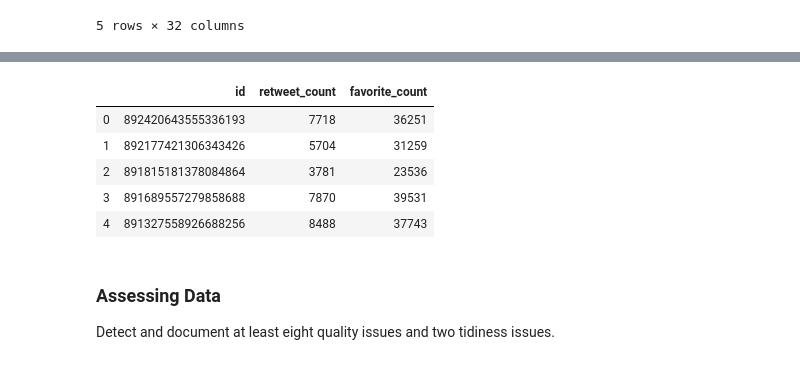
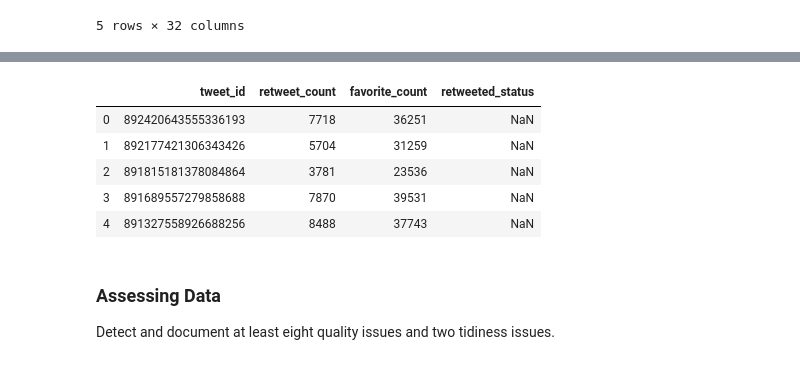
Before and after one commit to csuf-bywong/Wrangle-and-Analyze-Data, a Jupyter notebook: wrangle_act.ipynb, the cells around one changed output, grey strips where cells are left out. Saved outputs shown, nothing was run; the diff lists cells and outputs as text; code cells hidden in the pictures.

Commit message:
did 2 cleaning steps
finished identifying quality and tidiness issues.  started cleaning. got stuck since retweeted_status is an object. i want to drop rows with the object.

```diff
--- a/wrangle_act.ipynb
+++ b/wrangle_act.ipynb
@@ -38,6 +38,9 @@ import tweepy
 # %%
 # open the csv file
 twitter_archive = pd.read_csv('twitter-archive-enhanced-2.csv')
+# %%
+# i'm setting the column widths to be bigger so it displays more information
+pd.set_option('display.max_colwidth', 200)
 # %%
 # look at the data
 twitter_archive.head()
@@ -186,14 +232,14 @@ Index(['created_at', 'id', 'id_str', 'full_text', 'truncated',
 # %%
 query_data['tweet_id'] = query_data['id']
-query_data = query_data[['id', 'retweet_count', 'favorite_count']]
+query_data = query_data[['tweet_id', 'retweet_count', 'favorite_count', 'retweeted_status']]
 query_data.head()
 # %% [output]
-|  | id | retweet_count | favorite_count |
-| 0 | 892420643555336193 | 7718 | 36251 |
-| 1 | 892177421306343426 | 5704 | 31259 |
-| 2 | 891815181378084864 | 3781 | 23536 |
-| 3 | 891689557279858688 | 7870 | 39531 |
-| 4 | 891327558926688256 | 8488 | 37743 |
+|  | tweet_id | retweet_count | favorite_count | retweeted_status |
+| 0 | 892420643555336193 | 7718 | 36251 | NaN |
+| 1 | 892177421306343426 | 5704 | 31259 | NaN |
+| 2 | 891815181378084864 | 3781 | 23536 | NaN |
+| 3 | 891689557279858688 | 7870 | 39531 | NaN |
+| 4 | 891327558926688256 | 8488 | 37743 | NaN |
 # %% [markdown]
 <a id='assess'></a>
 ### Assessing Data
```
Also changed, not shown: parts of 34 cells of this notebook, 2 other files.
